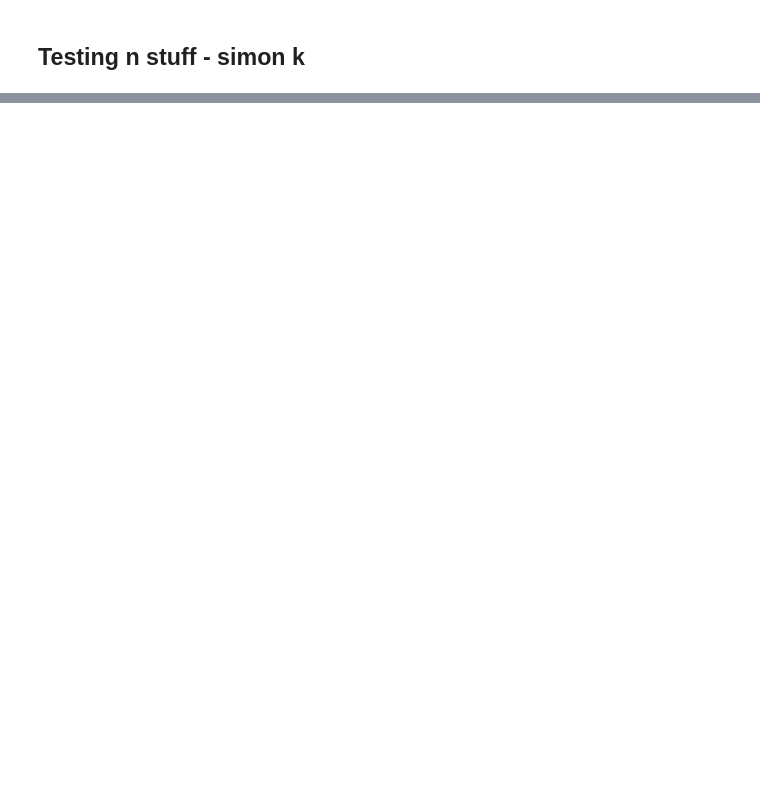
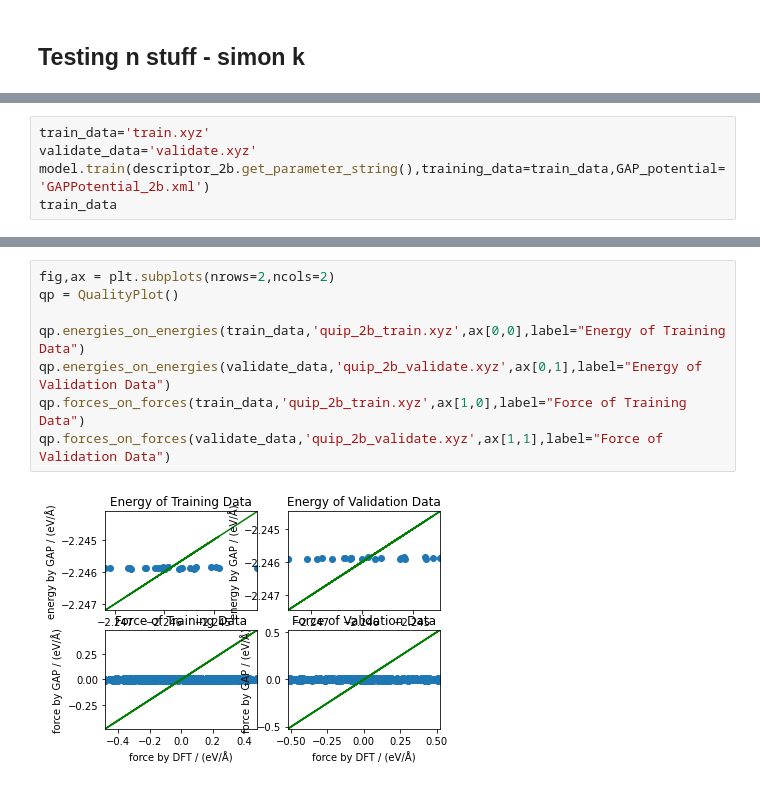
Before and after one commit to simon-koenig/machine-learning-atomic-properties, a Jupyter notebook: GAP/test.ipynb, the cells around one changed output, grey strips where cells are left out. Cells and saved outputs as stored; diff of their text form; blank space fills up the shorter version.

Commit message:
simon, made various descriptor notebooks

```diff
--- a/GAP/test.ipynb
+++ b/GAP/test.ipynb
@@ -71,0 +29,5 @@ split.get_percentages()
+# %%
+train_data='train.xyz'
+validate_data='validate.xyz'
+model.train(descriptor_2b.get_parameter_string(),training_data=train_data,GAP_potential='GAPPotential_2b.xml')
+train_data
@@ -71,0 +67,10 @@ split.get_percentages()
+# %%
+fig,ax = plt.subplots(nrows=2,ncols=2)
+qp = QualityPlot()
+
+qp.energies_on_energies(train_data,'quip_2b_train.xyz',ax[0,0],label="Energy of Training Data")
+qp.energies_on_energies(validate_data,'quip_2b_validate.xyz',ax[0,1],label="Energy of Validation Data")
+qp.forces_on_forces(train_data,'quip_2b_train.xyz',ax[1,0],label="Force of Training Data")
+qp.forces_on_forces(validate_data,'quip_2b_validate.xyz',ax[1,1],label="Force of Validation Data")
+# %% [output]
+[figure, added]
```
Also changed, not shown: parts of 16 cells of this notebook, 29 other files.
